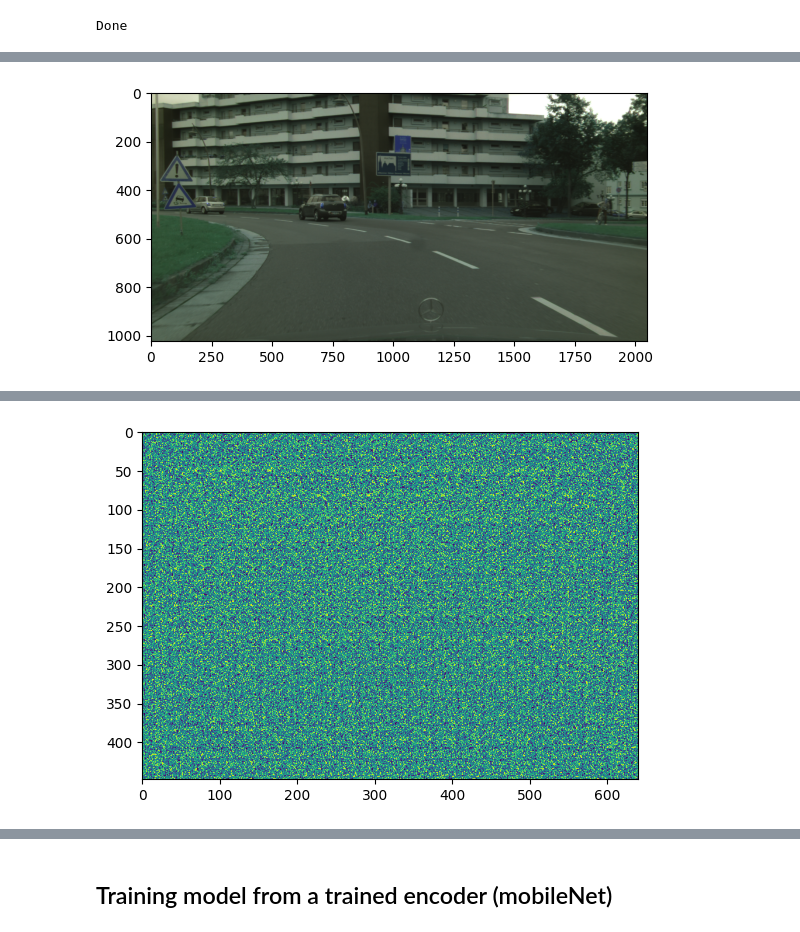
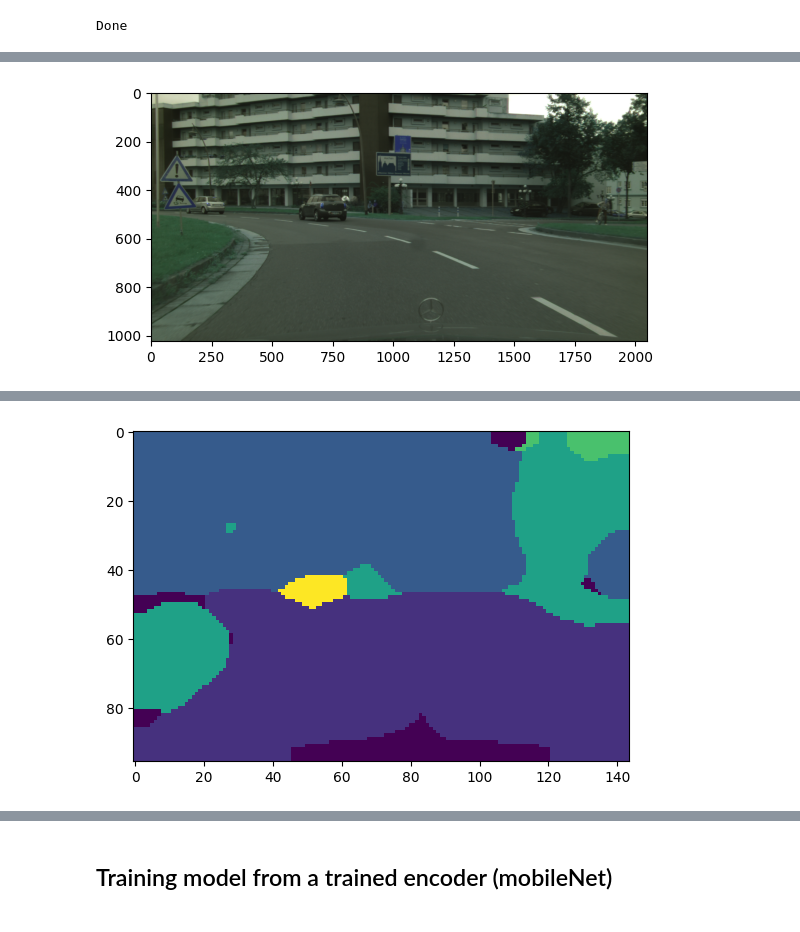
Before and after one commit to Hkllopp/data-segmentation, a Jupyter notebook: notebook.ipynb, the cells around one changed output, grey strips where cells are left out. Cells and saved outputs as stored; diff of their text form; code cells hidden in the pictures.

```diff
--- a/notebook.ipynb
+++ b/notebook.ipynb
@@ -297,6 +382,8 @@ Done
 import pickle
 
 from keras_segmentation.models.fcn import fcn_32
+from keras.callbacks import ModelCheckpoint
+from keras_segmentation.train import train
 
 model = fcn_32(n_classes=8 ,  input_height=416, input_width=608)
 
@@ -311,13 +398,21 @@ if os.path.exists(os.path.join(checkpoint_folder, "checkpoint")):
     print("Model loaded.")
 
 
-model.train(
+model_checkpoint = ModelCheckpoint(
+    os.path.join(checkpoint_folder, model.model_name + "_{epoch:02d}.h5"),
+    monitor='val_loss',
+    verbose=1,
+    save_best_only=False,
+    save_weights_only=False,)
+
+train(
+    model,
     train_images =  training_data_folder,
     train_annotations = training_labels_folder,
     checkpoints_path = checkpoint_folder + f"\{model.model_name}.ckpt",
-    epochs=1,
-    steps_per_epoch=64,
+    epochs=10,
     verify_dataset = False,
+    callbacks=[model_checkpoint]
     )
 
 model.save(os.path.join(checkpoint_folder, "model.h5"))
@@ -326,4 +437,8 @@ model.save(os.path.join(checkpoint_folder, "model.h5"))
 # %%
+test_image = r"C:\Users\barau\Documents\FormationOpenClassrooms\Projet8\data-segmentation\dataset\leftImg8bit\train\aachen\aachen_000000_000019_leftImg8bit.png"
+
+test_image_label = r"C:\Users\barau\Documents\FormationOpenClassrooms\Projet8\data-segmentation\dataset\gtFine\train\aachen\aachen_000000_000019_gtFine_labelIds.png"
+
 plt.imshow(cv2.imread(test_image, cv2.IMREAD_COLOR))
 plt.show()
 
@@ -340,4 +455,4 @@ plt.show()
-[figure, old version]
+[figure, new version]
 # %%
 evaluate_seg_model(model, validation_data_folder, validation_labels_folder)
 # %% [output]
```
Also changed, not shown: parts of 13 cells of this notebook.
